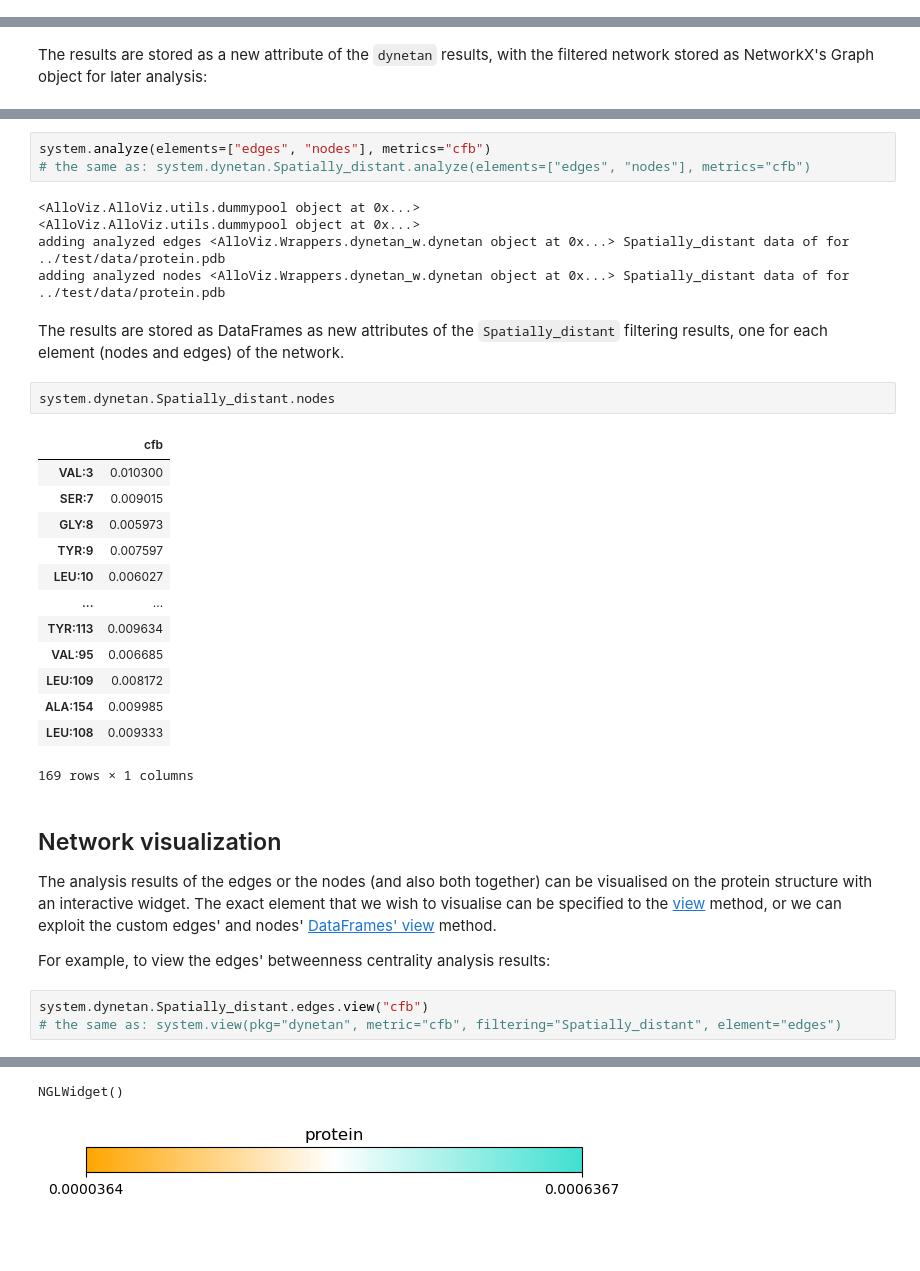
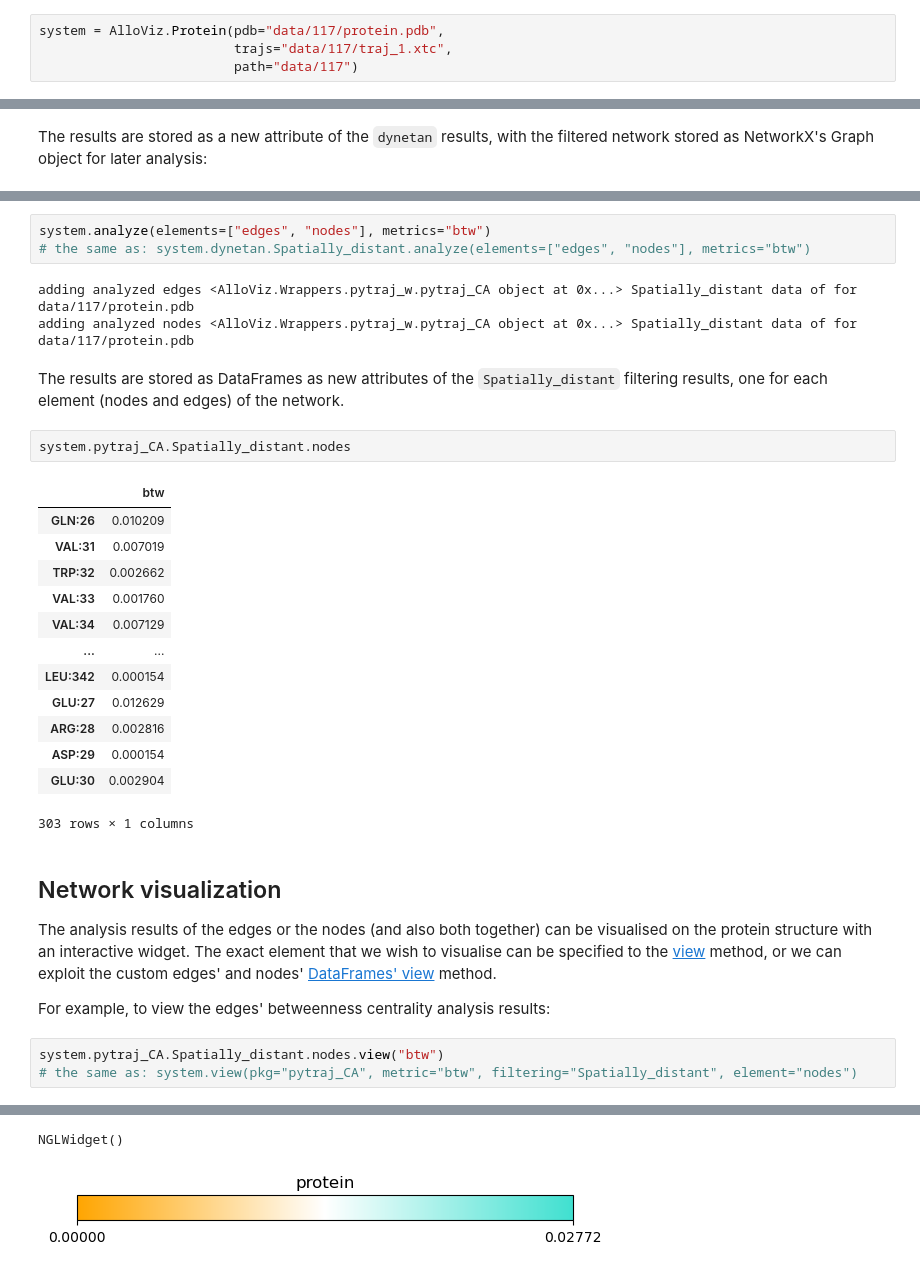
Before and after one commit to frannerin/AlloViz, a Jupyter notebook: notebooks/quickstart.ipynb, the cells around one changed output, grey strips where cells are left out. Saved outputs shown, nothing was run; the diff lists cells and outputs as text; blank space fills up the shorter version.

```diff
--- a/notebooks/quickstart.ipynb
+++ b/notebooks/quickstart.ipynb
@@ -14,3 +11,7 @@ system = AlloViz.Protein(pdb="../test/data/protein.pdb",
+# %%
+system = AlloViz.Protein(pdb="data/117/protein.pdb",
+                         trajs="data/117/traj_1.xtc",
+                         path="data/117")
 # %% [markdown]
 ## Network calculation
 
@@ -68,39 +68,37 @@ For example, we can analyze the current-flow betweenness centrality ("cfb") of b
 # %%
-system.analyze(elements=["edges", "nodes"], metrics="cfb")
-# the same as: system.dynetan.Spatially_distant.analyze(elements=["edges", "nodes"], metrics="cfb")
+system.analyze(elements=["edges", "nodes"], metrics="btw")
+# the same as: system.dynetan.Spatially_distant.analyze(elements=["edges", "nodes"], metrics="btw")
 # %% [output]
-<AlloViz.AlloViz.utils.dummypool object at 0x...>
-<AlloViz.AlloViz.utils.dummypool object at 0x...>
-adding analyzed edges <AlloViz.Wrappers.dynetan_w.dynetan object at 0x...> Spatially_distant data of for ../test/data/protein.pdb
-adding analyzed nodes <AlloViz.Wrappers.dynetan_w.dynetan object at 0x...> Spatially_distant data of for ../test/data/protein.pdb
+adding analyzed edges <AlloViz.Wrappers.pytraj_w.pytraj_CA object at 0x...> Spatially_distant data of for data/117/protein.pdb
+adding analyzed nodes <AlloViz.Wrappers.pytraj_w.pytraj_CA object at 0x...> Spatially_distant data of for data/117/protein.pdb
 # %% [markdown]
 The results are stored as DataFrames as new attributes of the `Spatially_distant` filtering results, one for each element (nodes and edges) of the network.
 # %%
-system.dynetan.Spatially_distant.nodes
+system.pytraj_CA.Spatially_distant.nodes
 # %% [output]
-|  | cfb |
-| VAL:3 | 0.010300 |
-| SER:7 | 0.009015 |
-| GLY:8 | 0.005973 |
-| TYR:9 | 0.007597 |
-| LEU:10 | 0.006027 |
+|  | btw |
+| GLN:26 | 0.010209 |
+| VAL:31 | 0.007019 |
+| TRP:32 | 0.002662 |
+| VAL:33 | 0.001760 |
+| VAL:34 | 0.007129 |
 | ... | ... |
-| TYR:113 | 0.009634 |
-| VAL:95 | 0.006685 |
-| LEU:109 | 0.008172 |
-| ALA:154 | 0.009985 |
-| LEU:108 | 0.009333 |
+| LEU:342 | 0.000154 |
+| GLU:27 | 0.012629 |
+| ARG:28 | 0.002816 |
+| ASP:29 | 0.000154 |
+| GLU:30 | 0.002904 |
-169 rows × 1 columns
+303 rows × 1 columns
 # %% [markdown]
 ## Network visualization
 
-The analysis results of the edges or the nodes (and also both together) can be visualised on the protein structure with an interactive widget. The exact element that we wish to visualise can be specified to the [view](../api/AlloViz.Protein.view.rst) method, or we can exploit the custom edges' and nodes' [DataFrames' view](../api/AlloViz.AlloViz.Elements.Element.view.rst) method.
+The analysis results of the edges or the nodes (and also both together) can be visualised on the protein structure with an interactive widget. The exact element that we wish to visualise can be specified to the [view](https://alloviz.readthedocs.io/en/latest/api/AlloViz.Protein.view.html) method, or we can exploit the custom edges' and nodes' [DataFrames' view](https://alloviz.readthedocs.io/en/latest/api/AlloViz.AlloViz.Elements.Element.view.html) method.
 
 For example, to view the edges' betweenness centrality analysis results:
 # %%
-system.dynetan.Spatially_distant.edges.view("cfb")
-# the same as: system.view(pkg="dynetan", metric="cfb", filtering="Spatially_distant", element="edges")
+system.pytraj_CA.Spatially_distant.nodes.view("btw")
+# the same as: system.view(pkg="pytraj_CA", metric="btw", filtering="Spatially_distant", element="nodes")
 # %% [output]
 [interactive output not drawn]
 NGLWidget()
-[figure, old version]
+[figure, new version]
```
Also changed, not shown: parts of 8 cells of this notebook, 12 other files.
